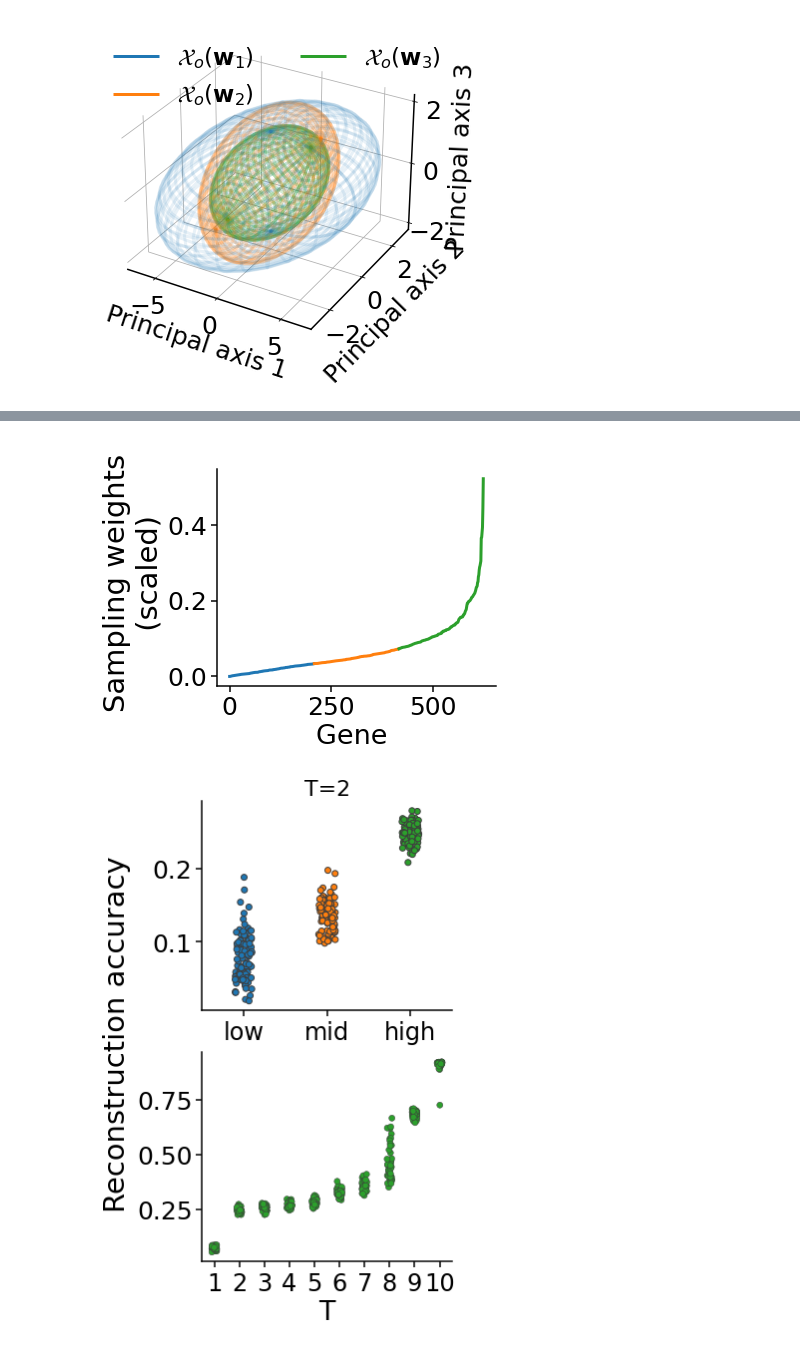
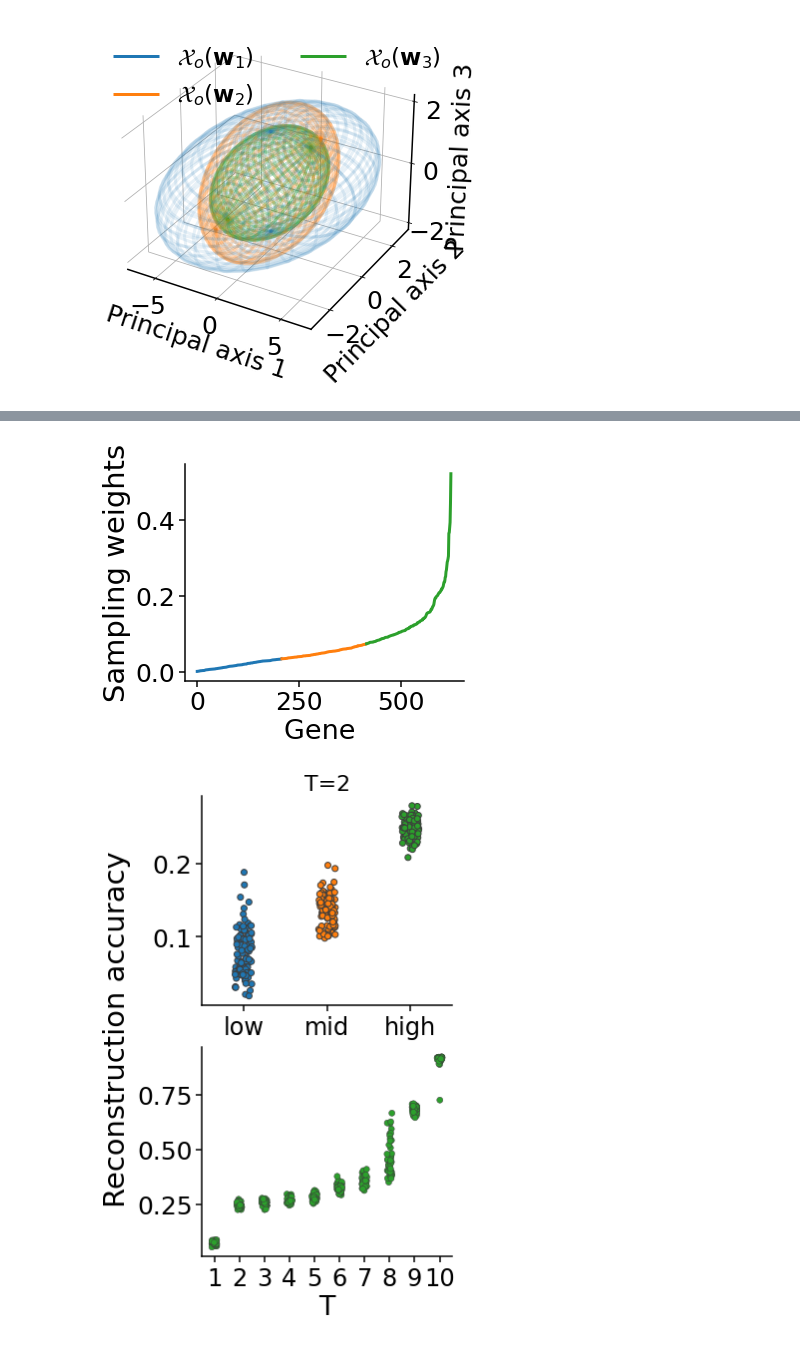
Before and after one commit to fmenol/transcriptome-dynamics-dmd-observability, a Jupyter notebook: main.ipynb, the cells around one changed output, grey strips where cells are left out. Cells and saved outputs as stored; diff of their text form; code cells hidden in the pictures.

Commit message:
old sampling weights fig

```diff
--- a/main.ipynb
+++ b/main.ipynb
@@ -696,3 +693,21 @@ if savefig:
 plt.show()
 # %% [output]
 [figure]
+# %%
+# sampling weights unscaled
+savefig = False
+
+plt.rcParams['axes.spines.right'] = False
+plt.rcParams['axes.spines.top'] = False
+
+fig,ax = plt.subplots(1,1,figsize=(5,4))
+plt.plot(np.sort(np.abs(W[0])))
+
+ax.xaxis.set_tick_params(which='both', size=6, width=1.5, direction='out')
+ax.yaxis.set_tick_params(which='both', size=6, width=1.5, direction='out')
+ax.set_xlabel('Gene ',fontsize=27);
+ax.set_ylabel('Sampling weights',fontsize=29);
+
+if savefig:
+    plt.savefig(figDir + 'supplementalFigs/Sampling_weights.pdf',dpi=300,bbox_inches='tight',transparent=True)
+plt.show()
@@ -701,35 +718,36 @@ plt.show()
 savefig = False
 
 plt.rcParams['axes.spines.right'] = False
 plt.rcParams['axes.spines.top'] = False
 
 # W_scaled = (np.abs(W[0]) - np.abs(W[0]).min())/(np.abs(W[0]).max() - np.abs(W[0]).min())
 
 # # get the indices of the genes with the ngenes/3 largest sampling weights
 nInds = int(len(data_fc_norm)/3)
 # high_inds = list(np.abs(W[0]).argsort()[-nInds:][::-1])
 # low_inds = list(np.abs(W[0]).argsort()[:nInds])
 # mid_inds = list(set(list(range(len(W[0])))) - set(high_inds).union(set(low_inds)))
 
 fig,ax = plt.subplots(1,1,figsize=(5,4))
 # ax.plot(range(nInds),np.abs(W[0][low_inds]),mew=0.3,ms=10,c='tab:blue',alpha=1)
 # ax.plot(range(nInds,2*nInds),np.sort(np.abs(W[0][mid_inds])),mew=0.3,ms=10,c='tab:orange',alpha=1)
 # ax.plot(range(2*nInds,3*nInds),np.abs(W[0][high_inds])[::-1],mew=0.3,ms=10,c='tab:green',alpha=1)
 ax.plot(range(nInds),np.sort(np.abs(Wn))[0:nInds])
 ax.plot(range(nInds,2*nInds),np.sort(np.abs(Wn))[nInds:2*nInds])
 ax.plot(range(2*nInds,3*nInds),np.sort(np.abs(Wn))[2*nInds:3*nInds])
 # ax.plot([0,len(Ws)],[np.abs(Wn).min(),np.abs(Wn).max()],'--',c='k',lw=1.5,zorder=0)
 
 ax.xaxis.set_tick_params(which='both', size=6, width=1.5, direction='out')
 ax.yaxis.set_tick_params(which='both', size=6, width=1.5, direction='out')
 ax.set_xlabel('Gene ',fontsize=27);
-ax.set_ylabel('Sampling weights \n (scaled)',fontsize=29);
+ax.set_ylabel('Sampling weights',fontsize=29);
+# ax.set_ylabel('Sampling weights \n (scaled)',fontsize=29);
 
 if savefig:
     plt.savefig(figDir + 'fig3/Sampling_weights.pdf',dpi=300,bbox_inches='tight',transparent=True)
 plt.show()
 # %% [output]
-[figure, old version]
+[figure, new version]
 # %%
 # get the indices of the genes with the ngenes/3 largest sampling weights
 nInds = int(len(data_fc_norm)/3)
```
Also changed, not shown: parts of 3 cells of this notebook.
